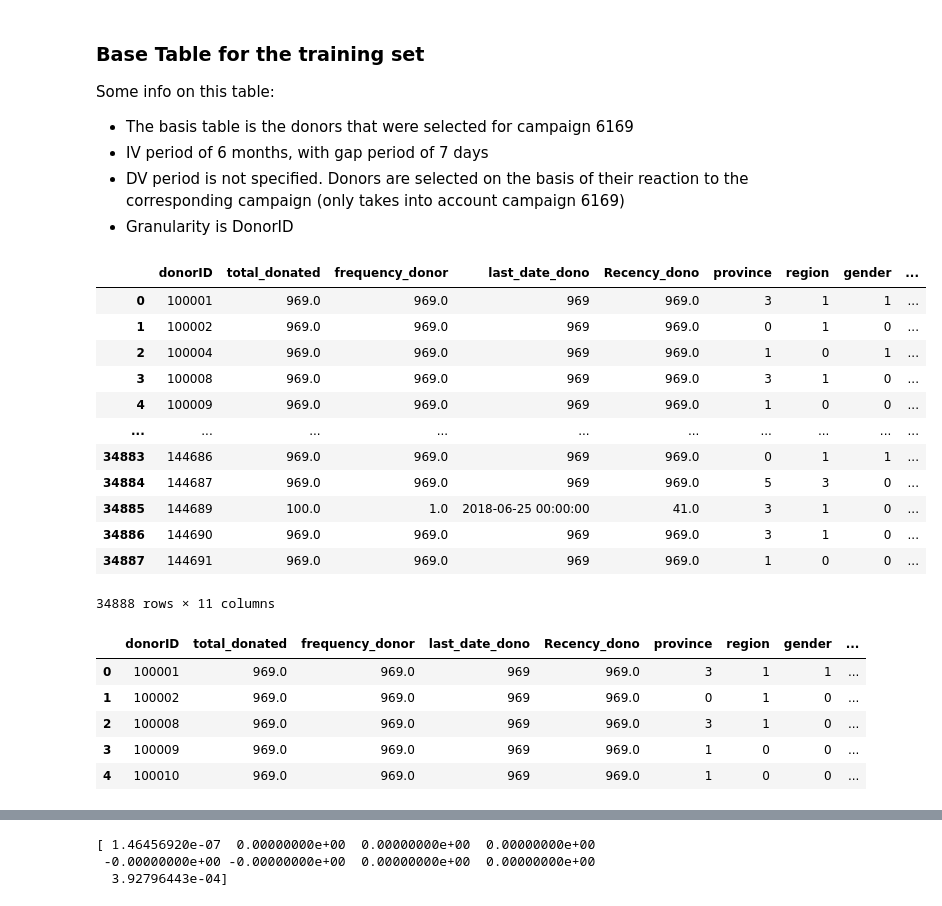
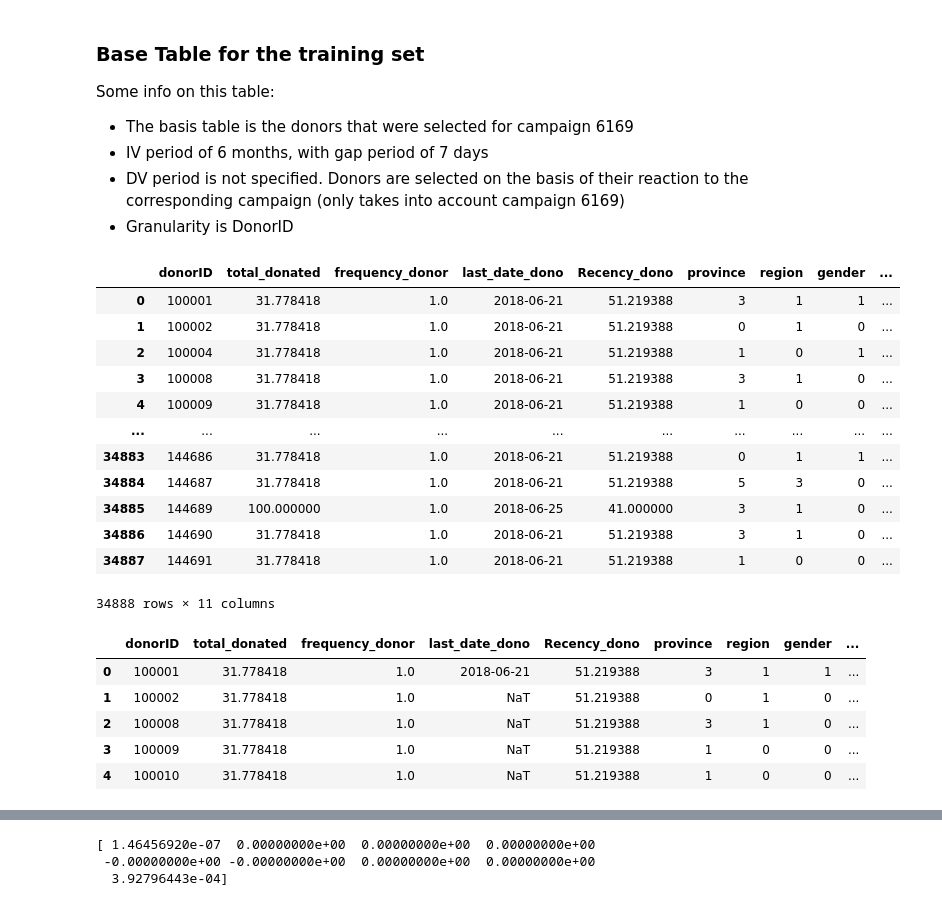
Before and after one commit to inderrana/Predicting-donations-leads-for-NGO, a Jupyter notebook: DSC_Use_Case/added variables H -changing.ipynb, the cells around one changed output, grey strips where cells are left out. Saved outputs shown, nothing was run; the diff lists cells and outputs as text; code cells hidden in the pictures.

```diff
--- a/DSC_Use_Case/added variables H -changing.ipynb
+++ b/DSC_Use_Case/added variables H -changing.ipynb
@@ -183,48 +183,48 @@ gifts_6169.loc[gifts_6169['language']=='EN','p']=0
 gifts_6169.loc[gifts_6169['language']=='NL','p']=1
 gifts_6169.loc[gifts_6169['language']=='FR','p']=2
 gifts_6169.loc[gifts_6169['language'].isna(),'p']=969
 gifts_6169['language']=gifts_6169['p']
 gifts_6169=gifts_6169.drop(['p'],axis=1)
 #provice
 gifts_6169['p']=0
 gifts_6169.loc[gifts_6169['province'].isna(),['p']]=969
 gifts_6169.loc[gifts_6169['province'].isna(),['province']]='nothing'
 gifts_6169['province'] =gifts_6169['province'].astype('category').cat.codes
 gifts_6169.loc[gifts_6169['p']==969,['province']]=969
 gifts_6169.pop('p')
 #region
 gifts_6169['p']=0
 gifts_6169.loc[gifts_6169['region'].isna(),['p']]=969
 gifts_6169.loc[gifts_6169['region'].isna(),['region']]='nothing'
 gifts_6169['region'] =gifts_6169['region'].astype('category').cat.codes
 gifts_6169.loc[gifts_6169['p']==969,['region']]=969
 gifts_6169.pop('p')
 #drop variables that arent necessary for the model
 gifts_6169.pop('total_donated_during_dv')
 gifts_6169.pop('Unnamed: 0')
 gifts_6169.pop('dateOfBirth')
 gifts_6169.pop('zipcode')
 #filling nans
-gifts_6169['total_donated'] = gifts_6169['total_donated'].fillna(969)#(gifts_6169['total_donated'].mean()))
-gifts_6169['Recency_dono'] = gifts_6169['Recency_dono'].fillna(969)#(gifts_6169['Recency_dono'].mean()))
-gifts_6169['last_date_dono'] = gifts_6169['last_date_dono'].fillna(969)#(gifts_6169['last_date_dono'].median()))
-gifts_6169['frequency_donor'] = gifts_6169['frequency_donor'].fillna(969)#(gifts_6169['frequency_donor'].median()))
+gifts_6169['total_donated'] = gifts_6169['total_donated'].fillna(gifts_6169['total_donated'].mean())
+gifts_6169['Recency_dono'] = gifts_6169['Recency_dono'].fillna(gifts_6169['Recency_dono'].mean())
+gifts_6169['last_date_dono'] = gifts_6169['last_date_dono'].fillna(gifts_6169['last_date_dono'].median())
+gifts_6169['frequency_donor'] = gifts_6169['frequency_donor'].fillna(gifts_6169['frequency_donor'].median())
 
 
 gifts_6169
 # %% [output]
 |  | donorID | total_donated | frequency_donor | last_date_dono | Recency_dono | province | region | gender | ... |
-| 0 | 100001 | 969.0 | 969.0 | 969 | 969.0 | 3 | 1 | 1 | ... |
-| 1 | 100002 | 969.0 | 969.0 | 969 | 969.0 | 0 | 1 | 0 | ... |
-| 2 | 100004 | 969.0 | 969.0 | 969 | 969.0 | 1 | 0 | 1 | ... |
-| 3 | 100008 | 969.0 | 969.0 | 969 | 969.0 | 3 | 1 | 0 | ... |
-| 4 | 100009 | 969.0 | 969.0 | 969 | 969.0 | 1 | 0 | 0 | ... |
+| 0 | 100001 | 31.778418 | 1.0 | 2018-06-21 | 51.219388 | 3 | 1 | 1 | ... |
+| 1 | 100002 | 31.778418 | 1.0 | 2018-06-21 | 51.219388 | 0 | 1 | 0 | ... |
+| 2 | 100004 | 31.778418 | 1.0 | 2018-06-21 | 51.219388 | 1 | 0 | 1 | ... |
+| 3 | 100008 | 31.778418 | 1.0 | 2018-06-21 | 51.219388 | 3 | 1 | 0 | ... |
+| 4 | 100009 | 31.778418 | 1.0 | 2018-06-21 | 51.219388 | 1 | 0 | 0 | ... |
 | ... | ... | ... | ... | ... | ... | ... | ... | ... | ... |
-| 34883 | 144686 | 969.0 | 969.0 | 969 | 969.0 | 0 | 1 | 1 | ... |
-| 34884 | 144687 | 969.0 | 969.0 | 969 | 969.0 | 5 | 3 | 0 | ... |
-| 34885 | 144689 | 100.0 | 1.0 | 2018-06-25 00:00:00 | 41.0 | 3 | 1 | 0 | ... |
-| 34886 | 144690 | 969.0 | 969.0 | 969 | 969.0 | 3 | 1 | 0 | ... |
-| 34887 | 144691 | 969.0 | 969.0 | 969 | 969.0 | 1 | 0 | 0 | ... |
+| 34883 | 144686 | 31.778418 | 1.0 | 2018-06-21 | 51.219388 | 0 | 1 | 1 | ... |
+| 34884 | 144687 | 31.778418 | 1.0 | 2018-06-21 | 51.219388 | 5 | 3 | 0 | ... |
+| 34885 | 144689 | 100.000000 | 1.0 | 2018-06-25 | 41.000000 | 3 | 1 | 0 | ... |
+| 34886 | 144690 | 31.778418 | 1.0 | 2018-06-21 | 51.219388 | 3 | 1 | 0 | ... |
+| 34887 | 144691 | 31.778418 | 1.0 | 2018-06-21 | 51.219388 | 1 | 0 | 0 | ... |
 34888 rows × 11 columns
 # %%
 # #____________________________________________________
@@ -312,22 +312,23 @@ gifts_7244.pop('total_donated_during_dv')
 gifts_7244.pop('Unnamed: 0')
 gifts_7244.pop('dateOfBirth')
 gifts_7244.pop('zipcode')
+
 #filling nans
-gifts_7244['total_donated'] = gifts_7244['total_donated'].fillna(969)#(gifts_6169['total_donated'].mean()))
-gifts_7244['Recency_dono'] = gifts_7244['Recency_dono'].fillna(969)#(gifts_6169['Recency_dono'].mean()))
-gifts_7244['last_date_dono'] = gifts_7244['last_date_dono'].fillna(969)#(gifts_6169['last_date_dono'].median()))
-gifts_7244['frequency_donor'] = gifts_7244['frequency_donor'].fillna(969)#(gifts_6169['frequency_donor'].median()))
+gifts_7244['total_donated'] = gifts_7244['total_donated'].fillna(gifts_6169['total_donated'].mean())
+gifts_7244['Recency_dono'] = gifts_7244['Recency_dono'].fillna(gifts_6169['Recency_dono'].mean())
+gifts_7244['last_date_dono'] = gifts_7244['last_date_dono'].fillna(gifts_6169['last_date_dono'].mode())
+gifts_7244['frequency_donor'] = gifts_7244['frequency_donor'].fillna(gifts_6169['frequency_donor'].median())
 
 
 
 gifts_7244.head()
 # %% [output]
 |  | donorID | total_donated | frequency_donor | last_date_dono | Recency_dono | province | region | gender | ... |
-| 0 | 100001 | 969.0 | 969.0 | 969 | 969.0 | 3 | 1 | 1 | ... |
-| 1 | 100002 | 969.0 | 969.0 | 969 | 969.0 | 0 | 1 | 0 | ... |
-| 2 | 100008 | 969.0 | 969.0 | 969 | 969.0 | 3 | 1 | 0 | ... |
-| 3 | 100009 | 969.0 | 969.0 | 969 | 969.0 | 1 | 0 | 0 | ... |
-| 4 | 100010 | 969.0 | 969.0 | 969 | 969.0 | 1 | 0 | 0 | ... |
+| 0 | 100001 | 31.778418 | 1.0 | 2018-06-21 | 51.219388 | 3 | 1 | 1 | ... |
+| 1 | 100002 | 31.778418 | 1.0 | NaT | 51.219388 | 0 | 1 | 0 | ... |
+| 2 | 100008 | 31.778418 | 1.0 | NaT | 51.219388 | 3 | 1 | 0 | ... |
+| 3 | 100009 | 31.778418 | 1.0 | NaT | 51.219388 | 1 | 0 | 0 | ... |
+| 4 | 100010 | 31.778418 | 1.0 | NaT | 51.219388 | 1 | 0 | 0 | ... |
 # %%
 from sklearn.feature_selection import GenericUnivariateSelect, chi2
 # %%
```
Also changed, not shown: parts of 30 cells of this notebook.
